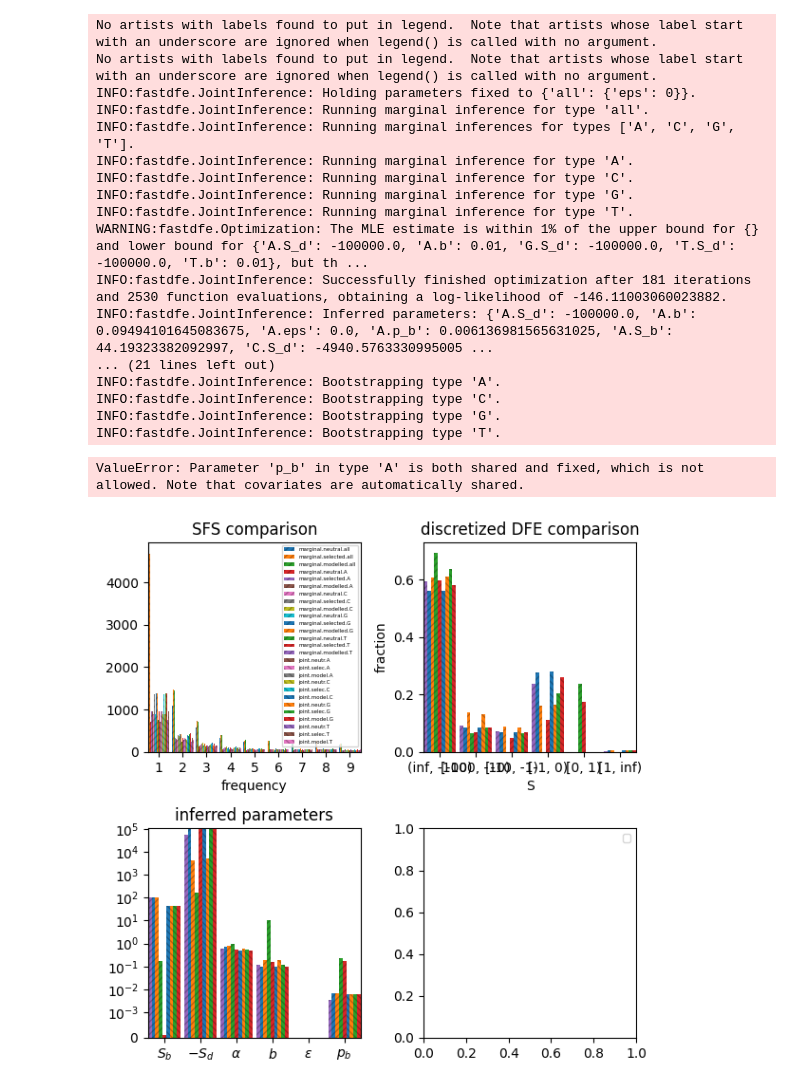
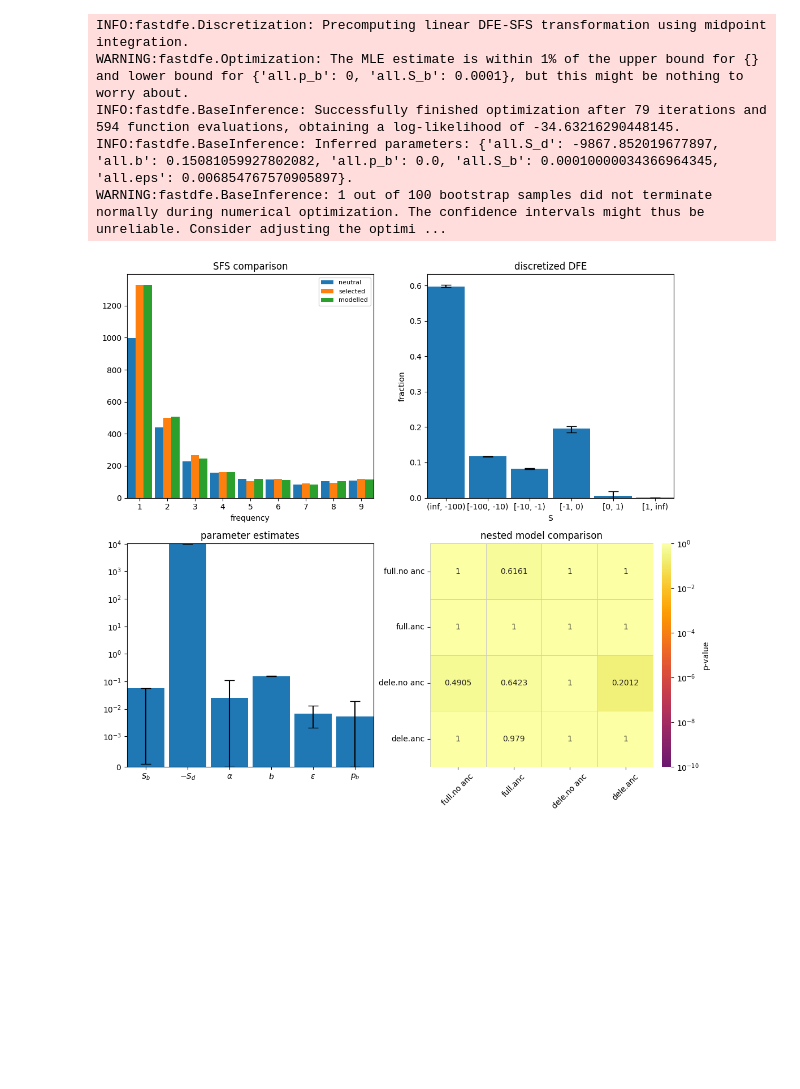
Before and after one commit to Sendrowski/fastDFE, a Jupyter notebook: docs/reference/example_pendula_simple.ipynb, the cells around one changed output. Saved outputs shown, nothing was run; the diff lists cells and outputs as text; code cells hidden in the pictures; blank space fills up the shorter version.

```diff
--- a/docs/reference/example_pendula_simple.ipynb
+++ b/docs/reference/example_pendula_simple.ipynb
@@ -42,27 +1,35 @@ INFO:fastdfe.JointInference: Inferred parameters: {'A.S_d': -100000.0, 'A.b': 0.
+# %%
+import fastdfe as fd
+import matplotlib.pyplot as plt
+
+# create inference object
+inf = fd.BaseInference(
+    # neutral SFS
+    sfs_neut=fd.Spectrum(
+        [177130, 997, 441, 228, 156, 117, 114, 83, 105, 109, 652]
+    ),
+    # selected SFS
+    sfs_sel=fd.Spectrum(
+        [797939,1329, 499, 265, 162, 104, 117, 90, 94, 119, 794]
+    ),
+    n_runs=10,
+    n_bootstraps=100,
+    do_bootstrap=True
+)
+
+inf.run();
+# %% [output]
+INFO:fastdfe.Discretization: Precomputing linear DFE-SFS transformation using midpoint integration.
+WARNING:fastdfe.Optimization: The MLE estimate is within 1% of the upper bound for {} and lower bound for {'all.p_b': 0, 'all.S_b': 0.0001}, but this might be nothing to worry about.
+INFO:fastdfe.BaseInference: Successfully finished optimization after 79 iterations and 594 function evaluations, obtaining a log-likelihood of -34.63216290448145.
+INFO:fastdfe.BaseInference: Inferred parameters: {'all.S_d': -9867.852019677897, 'all.b': 0.15081059927802082, 'all.p_b': 0.0, 'all.S_b': 0.00010000034366964345, 'all.eps': 0.006854767570905897}.
+WARNING:fastdfe.BaseInference: 1 out of 100 bootstrap samples did not terminate normally during numerical optimization. The confidence intervals might thus be unreliable. Consider adjusting the optimi ...
 # %%
-_, axs = plt.subplots(nrows=2, ncols=2, figsize=(6, 6))[1].flatten()
+axs = plt.subplots(nrows=2, ncols=2, figsize=(11, 10))[1].flatten()
 
 inf.plot_sfs_comparison(ax=axs[0], sfs_types=['neutral', 'selected', 'modelled'])
 inf.plot_discretized(ax=axs[1])
 inf.plot_inferred_parameters(ax=axs[2])
-inf.plot_nested_likelihoods(ax=axs[3])
+inf.plot_nested_likelihoods(ax=axs[3]);
 # %% [output]
-No artists with labels found to put in legend.  Note that artists whose label start with an underscore are ignored when legend() is called with no argument.
-No artists with labels found to put in legend.  Note that artists whose label start with an underscore are ignored when legend() is called with no argument.
-INFO:fastdfe.JointInference: Holding parameters fixed to {'all': {'eps': 0}}.
-INFO:fastdfe.JointInference: Running marginal inference for type 'all'.
-INFO:fastdfe.JointInference: Running marginal inferences for types ['A', 'C', 'G', 'T'].
-INFO:fastdfe.JointInference: Running marginal inference for type 'A'.
-INFO:fastdfe.JointInference: Running marginal inference for type 'C'.
-INFO:fastdfe.JointInference: Running marginal inference for type 'G'.
-INFO:fastdfe.JointInference: Running marginal inference for type 'T'.
-WARNING:fastdfe.Optimization: The MLE estimate is within 1% of the upper bound for {} and lower bound for {'A.S_d': -100000.0, 'A.b': 0.01, 'G.S_d': -100000.0, 'T.S_d': -100000.0, 'T.b': 0.01}, but th ...
-INFO:fastdfe.JointInference: Successfully finished optimization after 181 iterations and 2530 function evaluations, obtaining a log-likelihood of -146.11003060023882.
-INFO:fastdfe.JointInference: Inferred parameters: {'A.S_d': -100000.0, 'A.b': 0.09494101645083675, 'A.eps': 0.0, 'A.p_b': 0.006136981565631025, 'A.S_b': 44.19323382092997, 'C.S_d': -4940.5763330995005 ...
-... (21 lines left out)
-INFO:fastdfe.JointInference: Bootstrapping type 'A'.
-INFO:fastdfe.JointInference: Bootstrapping type 'C'.
-INFO:fastdfe.JointInference: Bootstrapping type 'G'.
-INFO:fastdfe.JointInference: Bootstrapping type 'T'.
-ValueError: Parameter 'p_b' in type 'A' is both shared and fixed, which is not allowed. Note that covariates are automatically shared.
-[figure, old version]
+[figure, new version]
```
Also changed, not shown: parts of 2 cells of this notebook, 3 other files.
